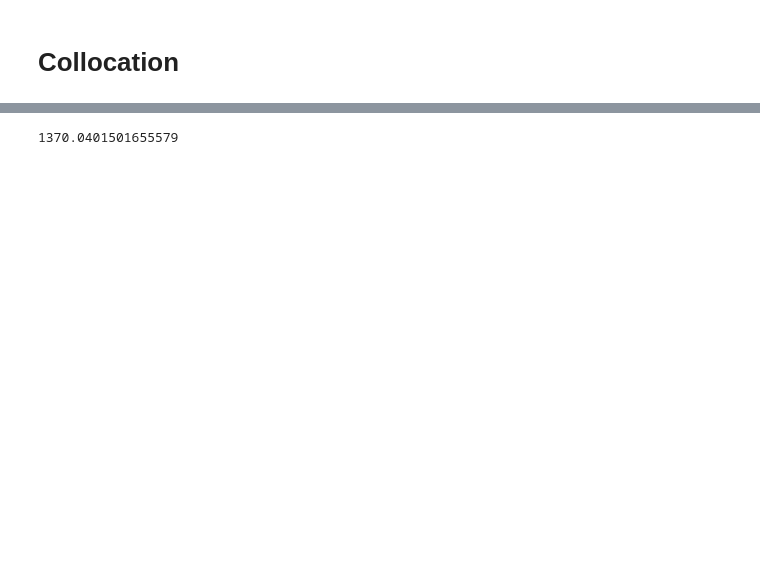
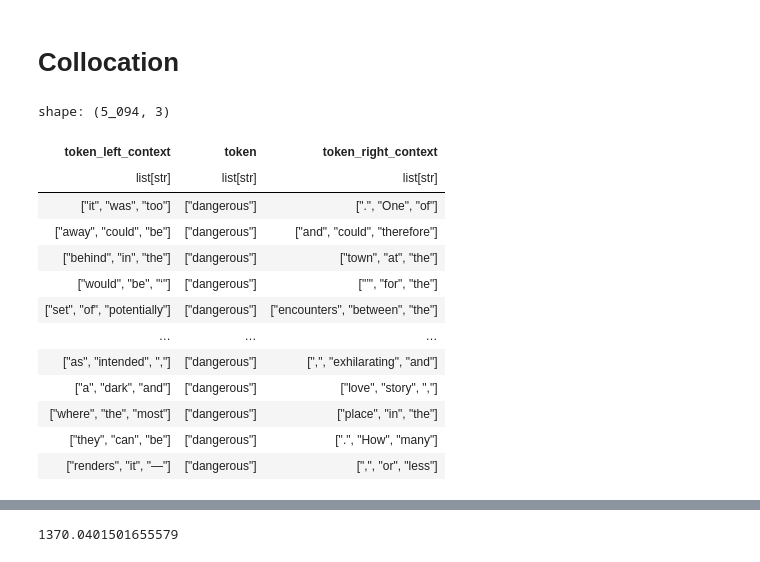
Before and after one commit to rmalouf/polars_corpus, a Jupyter notebook: examples/collocation.ipynb, the cells around one changed output, grey strips where cells are left out. Saved outputs shown, nothing was run; the diff lists cells and outputs as text; code cells hidden in the pictures; blank space fills up the shorter version.

```diff
--- a/examples/collocation.ipynb
+++ b/examples/collocation.ipynb
@@ -9,2 +9,19 @@ bnc = pl.read_parquet("bnc.parquet")
 # %%
 m = plc.search_cqp(bnc, '[token="dangerous"]')
+# %%
+m.concordance(window=3)
+# %% [output]
+shape: (5_094, 3)
+| token_left_context | token | token_right_context |
+| list[str] | list[str] | list[str] |
+| ["it", "was", "too"] | ["dangerous"] | [".", "One", "of"] |
+| ["away", "could", "be"] | ["dangerous"] | ["and", "could", "therefore"] |
+| ["behind", "in", "the"] | ["dangerous"] | ["town", "at", "the"] |
+| ["would", "be", "‘"] | ["dangerous"] | ["’", "for", "the"] |
+| ["set", "of", "potentially"] | ["dangerous"] | ["encounters", "between", "the"] |
+| … | … | … |
+| ["as", "intended", ","] | ["dangerous"] | [",", "exhilarating", "and"] |
+| ["a", "dark", "and"] | ["dangerous"] | ["love", "story", ","] |
+| ["where", "the", "most"] | ["dangerous"] | ["place", "in", "the"] |
+| ["they", "can", "be"] | ["dangerous"] | [".", "How", "many"] |
+| ["renders", "it", "—"] | ["dangerous"] | [",", "or", "less"] |
```
Also changed, not shown: parts of 12 cells of this notebook.
